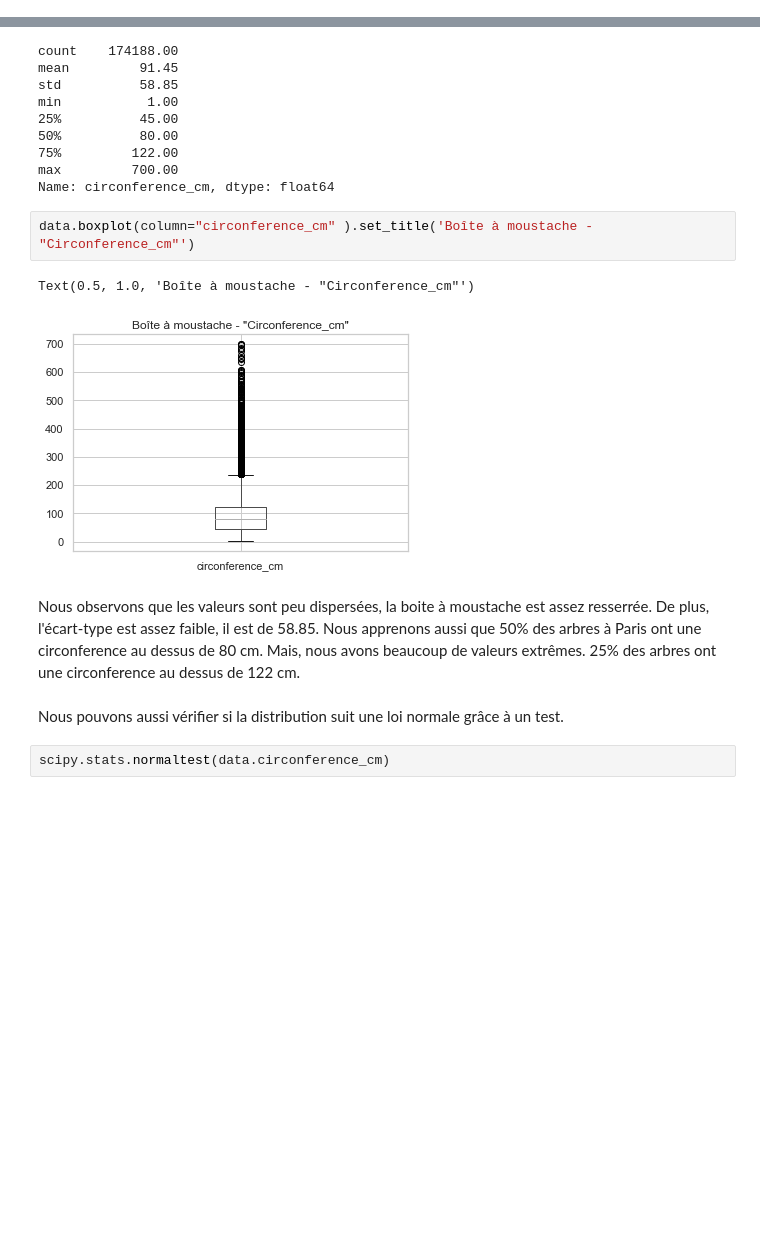
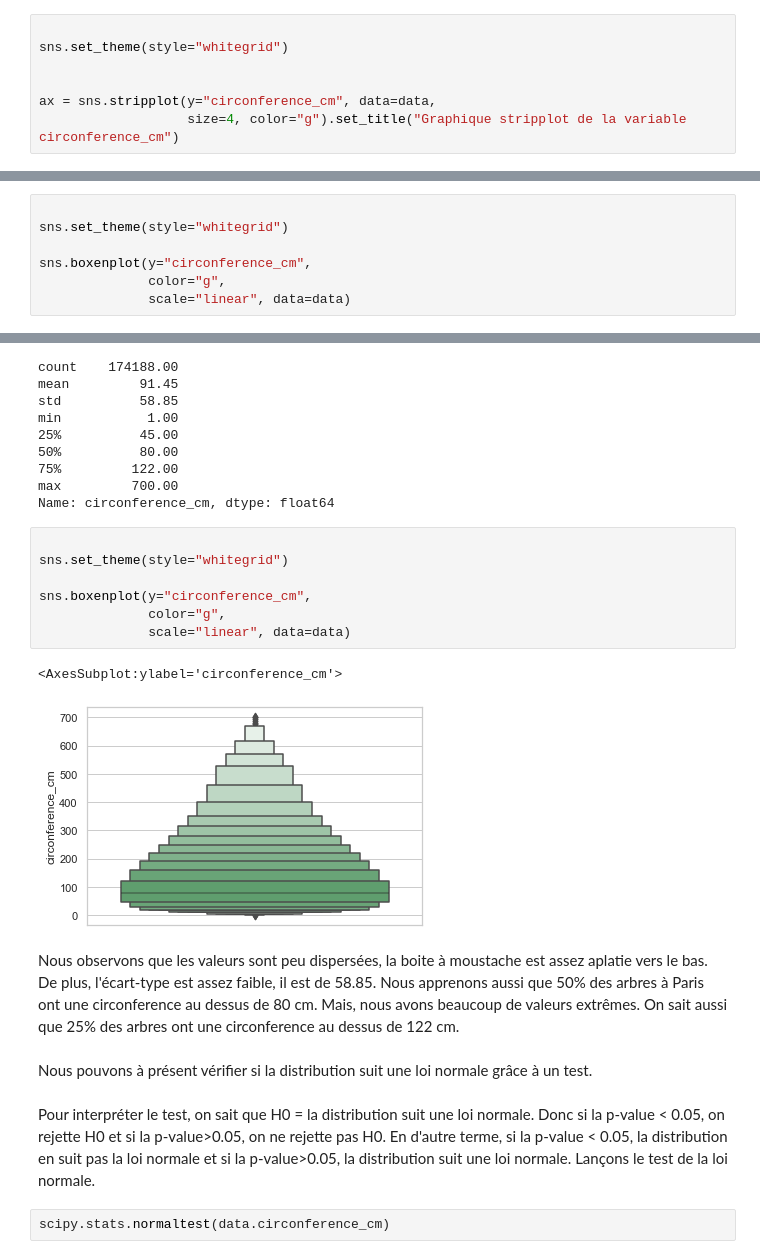
Before and after one commit to AurelieAAN/OP_Projet2, a Jupyter notebook: Scripts_Analyse01.ipynb, the cells around one changed output, grey strips where cells are left out. Cells and saved outputs as stored; diff of their text form; blank space fills up the shorter version.

```diff
--- a/Scripts_Analyse01.ipynb
+++ b/Scripts_Analyse01.ipynb
@@ -248,0 +291,7 @@ Text(0.5, 1.0, 'Boite à moustache - "Circonference_cm"')
+# %%
+
+sns.set_theme(style="whitegrid")
+
+
+ax = sns.stripplot(y="circonference_cm", data=data,
+                   size=4, color="g").set_title("Graphique stripplot de la variable circonference_cm")
@@ -264,0 +312,7 @@ Text(0.5, 1.0, 'Boîte à moustache - "Circonference_cm"')
+# %%
+
+sns.set_theme(style="whitegrid")
+
+sns.boxenplot(y="circonference_cm",
+              color="g",
+              scale="linear", data=data)
@@ -318,15 +375,26 @@ min           1.00
 max         700.00
 Name: circonference_cm, dtype: float64
 # %%
-data.boxplot(column="circonference_cm" ).set_title('Boîte à moustache - "Circonference_cm"')
+
+sns.set_theme(style="whitegrid")
+
+sns.boxenplot(y="circonference_cm",
+              color="g",
+              scale="linear", data=data)
 # %% [output]
-Text(0.5, 1.0, 'Boîte à moustache - "Circonference_cm"')
+<AxesSubplot:ylabel='circonference_cm'>
-[figure, old version]
+[figure, new version]
 # %% [markdown]
-Nous observons que les valeurs sont peu dispersées, la boite à moustache est assez resserrée. De plus, l'écart-type est assez faible, il est de 58.85.
-Nous apprenons aussi que 50% des arbres à Paris ont une circonference au dessus de 80 cm. Mais, nous avons beaucoup de valeurs extrêmes. 25% des arbres ont une circonference au dessus de 122 cm.
+Nous observons que les valeurs sont peu dispersées, la boite à moustache est assez aplatie vers le bas. De plus, l'écart-type est assez faible, il est de 58.85.
+Nous apprenons aussi que 50% des arbres à Paris ont une circonference au dessus de 80 cm. Mais, nous avons beaucoup de valeurs extrêmes.
+On sait aussi que 25% des arbres ont une circonference au dessus de 122 cm.
 # %% [markdown]
-Nous pouvons aussi vérifier si la distribution suit une loi normale grâce à un test.
+Nous pouvons à présent vérifier si la distribution suit une loi normale grâce à un test.
+# %% [markdown]
+Pour interpréter le test, on sait que H0 = la distribution suit une loi normale.
+Donc si la p-value < 0.05, on rejette H0 et si la p-value>0.05, on ne rejette pas H0.
+En d'autre terme, si la p-value < 0.05, la distribution en suit pas la loi normale et si la p-value>0.05, la distribution suit une loi normale.
+Lançons le test de la loi normale.
 # %%
 scipy.stats.normaltest(data.circonference_cm)
 # %% [output]
```
Also changed, not shown: parts of 115 cells of this notebook.
